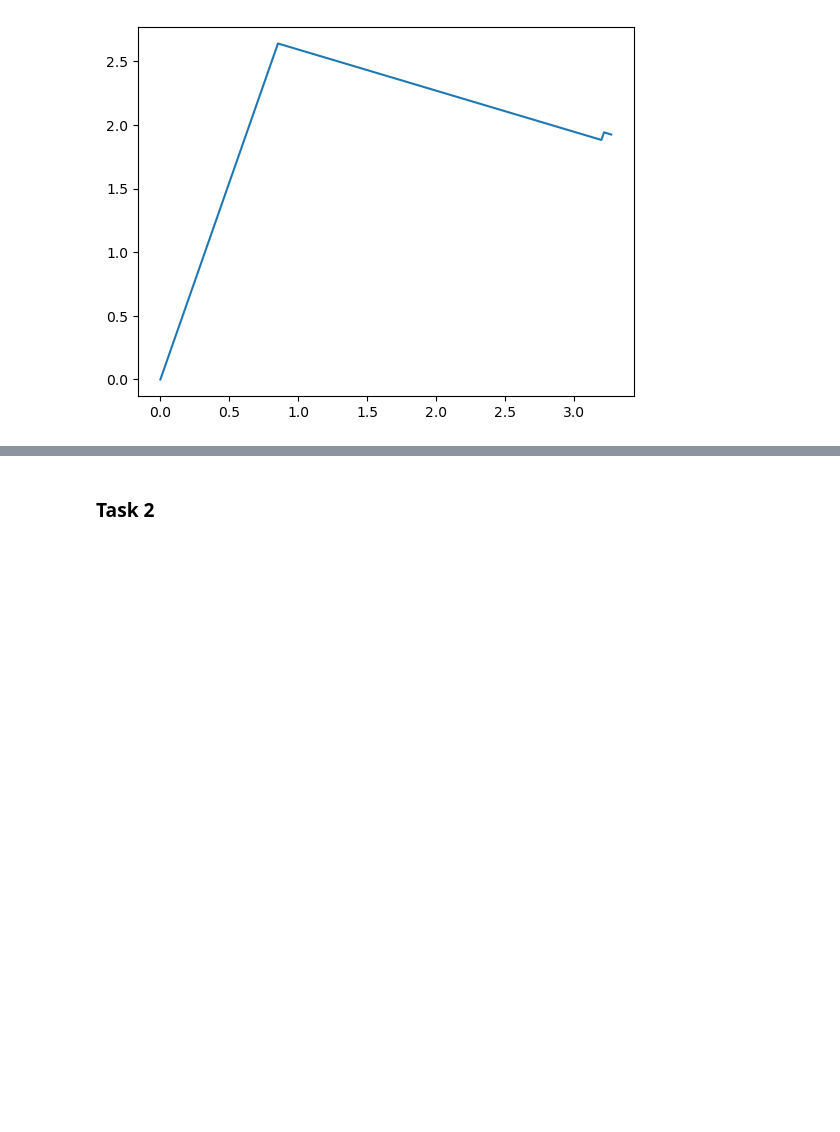
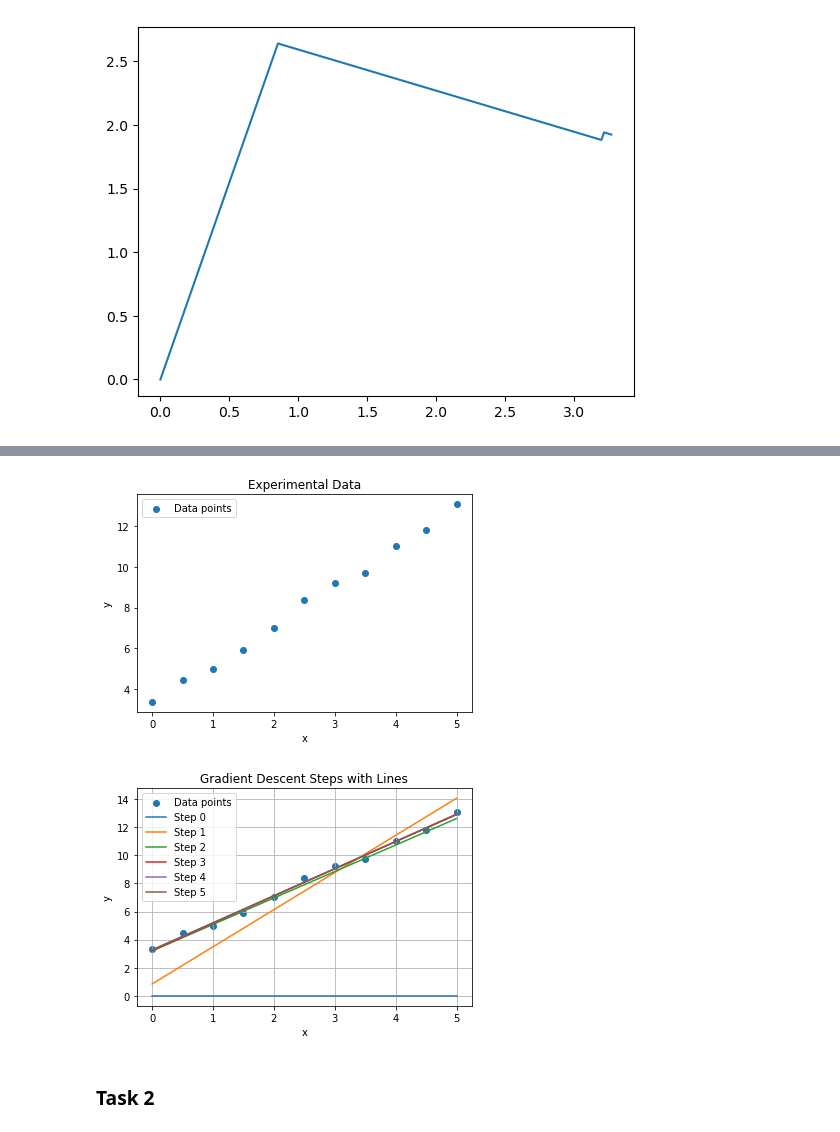
Before and after one commit to AnthonySlawski/ACM41020, a Jupyter notebook: Regression and Gradient Descent - Solution.ipynb, the cells around one changed output, grey strips where cells are left out. Drawn from its saved outputs; the diff is of its cells as text; code cells hidden in the pictures; blank space fills up the shorter version.

```diff
--- a/Regression and Gradient Descent - Solution.ipynb
+++ b/Regression and Gradient Descent - Solution.ipynb
@@ -92,3 +177,71 @@ plt.plot(steps[0],steps[1])
+# %%
+import numpy as np
+import matplotlib.pyplot as plt
+import cvxpy as cp
+
+# Data from the experiment
+data = np.array([
+    [0.0, 3.35982],
+    [0.5, 4.45784],
+    [1.0, 4.98725],
+    [1.5, 5.92751],
+    [2.0, 6.99903],
+    [2.5, 8.37272],
+    [3.0, 9.22212],
+    [3.5, 9.72170],
+    [4.0, 11.0244],
+    [4.5, 11.7995],
+    [5.0, 13.0831]
+])
+
+# Separate into X and y
+n = data.shape[0]
+X = np.concatenate((np.ones((n, 1)), data[:, 0:1]), axis=1)  # Add bias term
+y = data[:, 1]
+
+# Plot the data
+plt.scatter(data[:, 0], data[:, 1], label='Data points')
+plt.xlabel('x')
+plt.ylabel('y')
+plt.title('Experimental Data')
+plt.legend()
+plt.show()
+
+# Task 1: Solve using gradient descent
+def gradient_descent(X, y, steps=5):
+    XT = X.T
+    xk = np.array([0, 0])  # Initial guess
+    step_history = [xk]
+
+    for _ in range(steps):
+        r = XT @ (y - X @ xk)
+        alpha = (np.linalg.norm(r) / np.linalg.norm(X @ r))**2
+        xk = xk + alpha * r
+        step_history.append(xk)
+
+    return np.array(step_history)
+
+# Perform gradient descent
+steps = gradient_descent(X, y)
+
+# Plot gradient descent steps and corresponding lines
+plt.scatter(data[:, 0], data[:, 1], label='Data points')
+
+x_vals = np.linspace(data[:, 0].min(), data[:, 0].max(), 100)
+
+for i, step in enumerate(steps):
+    y_vals = step[0] + step[1] * x_vals
+    plt.plot(x_vals, y_vals, label=f'Step {i}')
+
+plt.xlabel('x')
+plt.ylabel('y')
+plt.title('Gradient Descent Steps with Lines')
+plt.legend()
+plt.grid()
+plt.show()
+# %% [output]
+[figure, added]
+[figure, added]
 # %% [markdown]
 ### Task 2
 # %%
```
Also changed, not shown: parts of 1 cell of this notebook.
